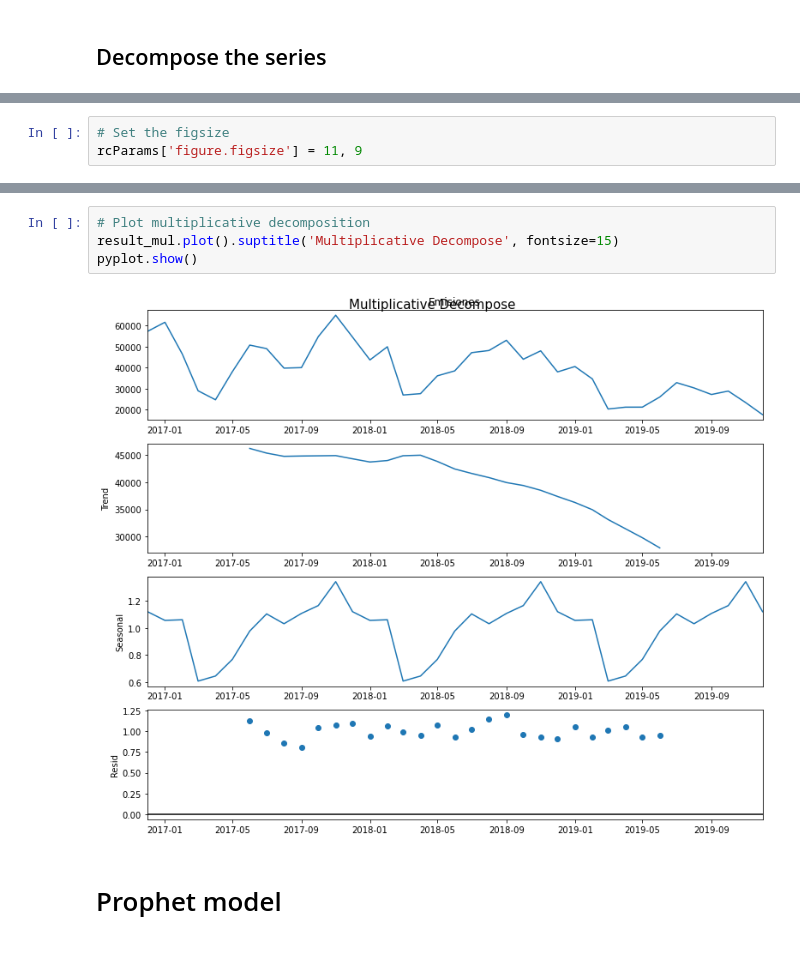
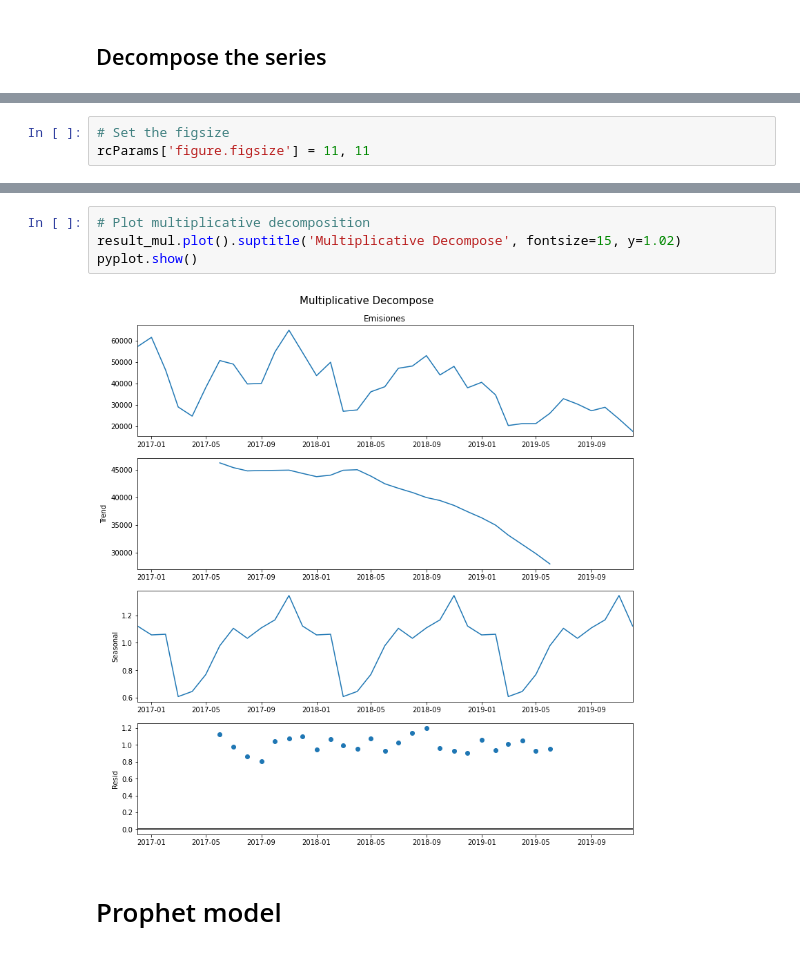
Before and after one commit to hectorLop/CO2_emissions_forecast, a Jupyter notebook: CO2_feature_engineering_and_visualization.ipynb, the cells around one changed output, grey strips where cells are left out. Saved outputs shown, nothing was run; the diff lists cells and outputs as text.

```diff
--- a/CO2_feature_engineering_and_visualization.ipynb
+++ b/CO2_feature_engineering_and_visualization.ipynb
@@ -274,6 +276,6 @@ result_mul = seasonal_decompose(dataset_by_month, model='multiplicative')
 result_add = seasonal_decompose(dataset_by_month, model='additive')
 # %%
 # Set the figsize
-rcParams['figure.figsize'] = 11, 9
+rcParams['figure.figsize'] = 11, 11
 # %%
 # Plot additive decomposition
@@ -284,9 +286,9 @@ pyplot.show()
 # %%
 # Plot multiplicative decomposition
-result_mul.plot().suptitle('Multiplicative Decompose', fontsize=15)
+result_mul.plot().suptitle('Multiplicative Decompose', fontsize=15, y=1.02)
 pyplot.show()
 # %% [output]
-[figure, old version]
+[figure, new version]
 # %% [markdown]
 # Prophet model
 # %%
```
Also changed, not shown: parts of 14 cells of this notebook.
